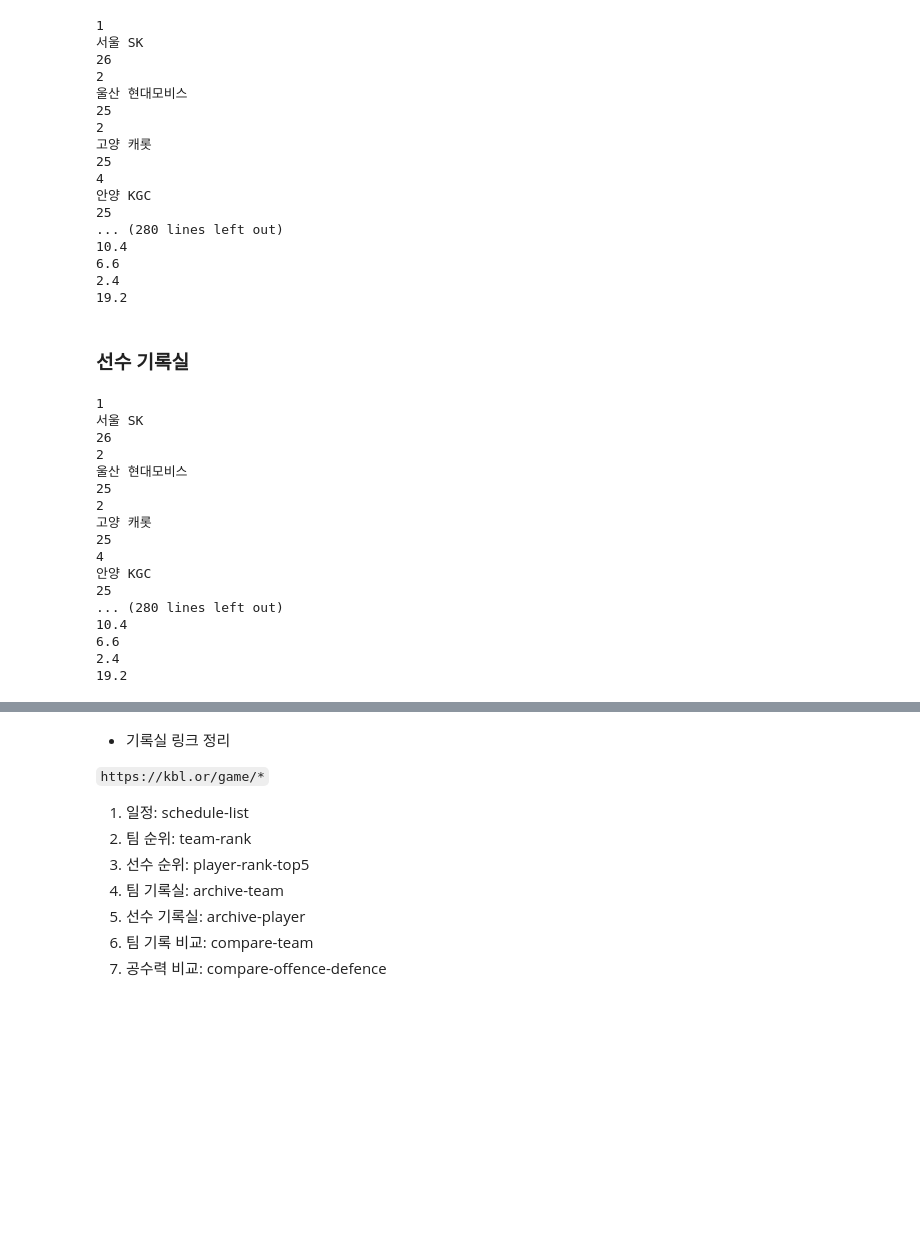
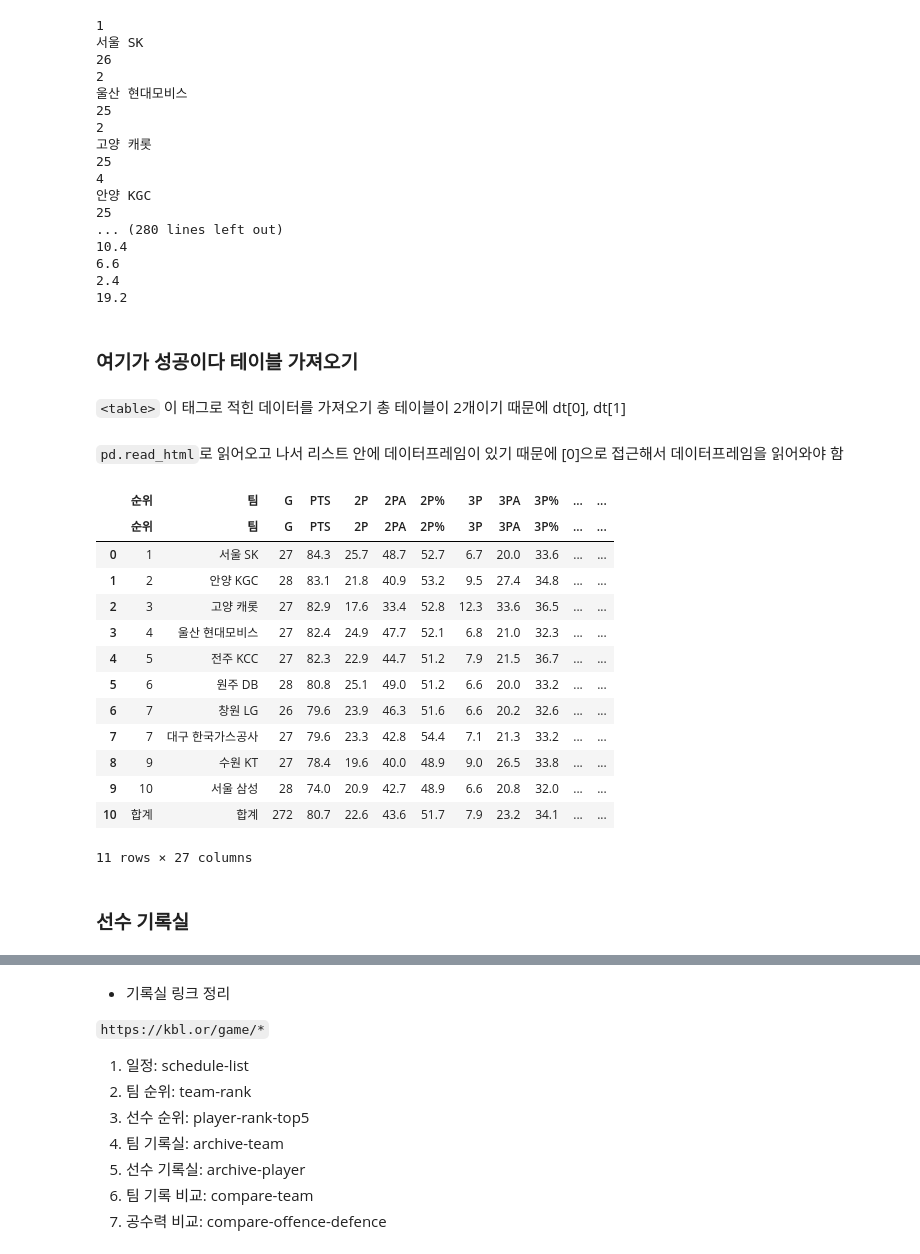
Before and after one commit to minD9it/2022-23_kbl_data_analysis, a Jupyter notebook: kbl_ticket.ipynb, the cells around one changed output, grey strips where cells are left out. Drawn from its saved outputs; the diff is of its cells as text; code cells hidden in the pictures; blank space fills up the shorter version.

Commit message:
20230103 parse html table successgit add kbl_ticket.ipynb

```diff
--- a/kbl_ticket.ipynb
+++ b/kbl_ticket.ipynb
@@ -313,6 +230,36 @@ for data in tdata:
 6.6
 2.4
 19.2
+# %% [markdown]
+### 여기가 성공이다 테이블 가져오기
+# %% [markdown]
+``<table>`` 이 태그로 적힌 데이터를 가져오기 총 테이블이 2개이기 때문에 dt[0], dt[1]
+# %%
+dt = soup.find_all('table')
+table1 = pd.read_html(str(dt[0]))
+table2 = pd.read_html(str(dt[1]))
+table = pd.concat([table1[0], table2[0]], axis=1)
+# %% [markdown]
+`pd.read_html`로 읽어오고 나서 리스트 안에 데이터프레임이 있기 때문에 [0]으로 접근해서 데이터프레임을 읽어와야 함
+# %%
+table1[0]
+table2[0]
+table
+# %% [output]
+|  | 순위 | 팀 | G | PTS | 2P | 2PA | 2P% | 3P | 3PA | 3P% | ... | ... |
+|  | 순위 | 팀 | G | PTS | 2P | 2PA | 2P% | 3P | 3PA | 3P% | ... | ... |
+| 0 | 1 | 서울 SK | 27 | 84.3 | 25.7 | 48.7 | 52.7 | 6.7 | 20.0 | 33.6 | ... | ... |
+| 1 | 2 | 안양 KGC | 28 | 83.1 | 21.8 | 40.9 | 53.2 | 9.5 | 27.4 | 34.8 | ... | ... |
+| 2 | 3 | 고양 캐롯 | 27 | 82.9 | 17.6 | 33.4 | 52.8 | 12.3 | 33.6 | 36.5 | ... | ... |
+| 3 | 4 | 울산 현대모비스 | 27 | 82.4 | 24.9 | 47.7 | 52.1 | 6.8 | 21.0 | 32.3 | ... | ... |
+| 4 | 5 | 전주 KCC | 27 | 82.3 | 22.9 | 44.7 | 51.2 | 7.9 | 21.5 | 36.7 | ... | ... |
+| 5 | 6 | 원주 DB | 28 | 80.8 | 25.1 | 49.0 | 51.2 | 6.6 | 20.0 | 33.2 | ... | ... |
+| 6 | 7 | 창원 LG | 26 | 79.6 | 23.9 | 46.3 | 51.6 | 6.6 | 20.2 | 32.6 | ... | ... |
+| 7 | 7 | 대구 한국가스공사 | 27 | 79.6 | 23.3 | 42.8 | 54.4 | 7.1 | 21.3 | 33.2 | ... | ... |
+| 8 | 9 | 수원 KT | 27 | 78.4 | 19.6 | 40.0 | 48.9 | 9.0 | 26.5 | 33.8 | ... | ... |
+| 9 | 10 | 서울 삼성 | 28 | 74.0 | 20.9 | 42.7 | 48.9 | 6.6 | 20.8 | 32.0 | ... | ... |
+| 10 | 합계 | 합계 | 272 | 80.7 | 22.6 | 43.6 | 51.7 | 7.9 | 23.2 | 34.1 | ... | ... |
+11 rows × 27 columns
 # %% [markdown]
 ### 선수 기록실
 # %%
@@ -320,26 +267,3 @@ driver = webdriver.Chrome('chromedriver_win32/')
 driver.get('https://kbl.or.kr/game/archive-player')
 html = driver.page_source
 soup = BeautifulSoup(html, 'html.parser')
-# %%
-records = soup.select('td')
-
-for r in records:
-    print(r.text.strip())
-# %% [output]
-1
-서울 SK
-26
-2
-울산 현대모비스
-25
-2
-고양 캐롯
-25
-4
-안양 KGC
-25
-... (280 lines left out)
-10.4
-6.6
-2.4
-19.2
```
Also changed, not shown: parts of 21 cells of this notebook.
